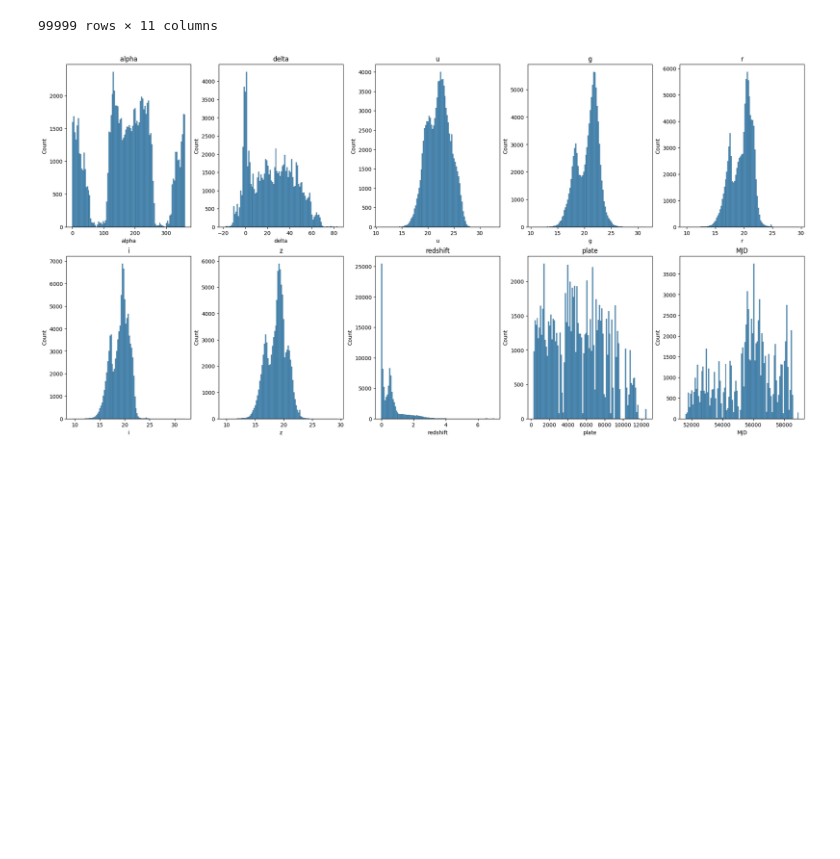
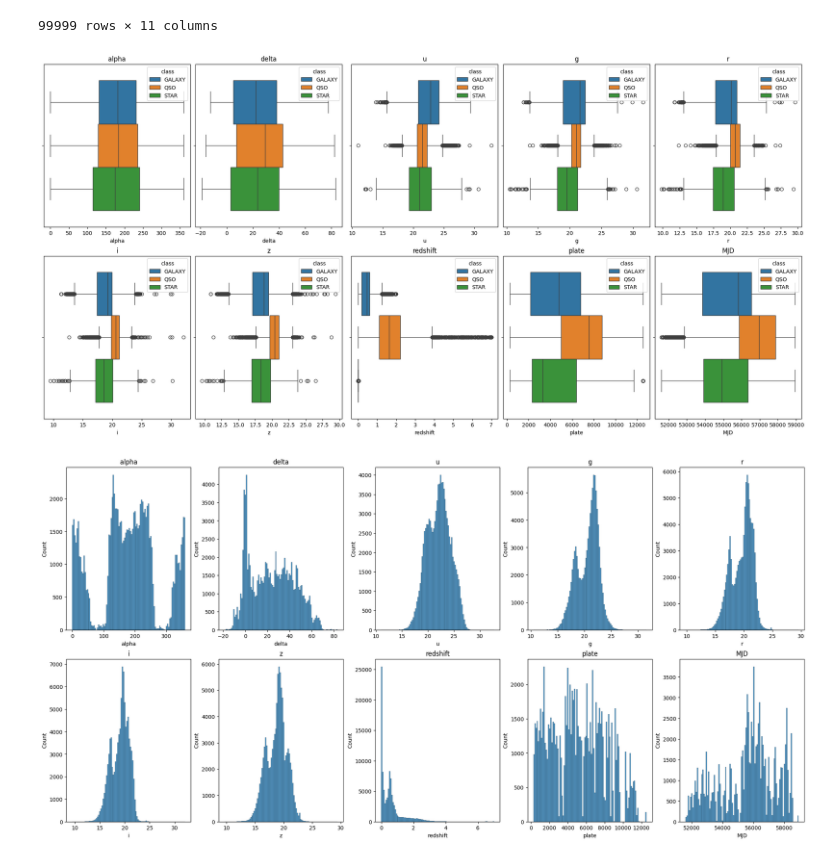
Before and after one commit to GabrielCabas/ML_Course, a Jupyter notebook: unidad_1/09.star_classification.ipynb, the cells around one changed output. Drawn from its saved outputs; the diff is of its cells as text; code cells hidden in the pictures; blank space fills up the shorter version.

```diff
--- a/unidad_1/09.star_classification.ipynb
+++ b/unidad_1/09.star_classification.ipynb
@@ -72,6 +72,14 @@ data
 | 99998 | 212.268621 | 46.660365 | 25.35039 | 21.63757 | 19.91386 | 19.07254 | 18.62482 | GALAXY | 0.455040 | 6751 | 56368 |
 | 99999 | 196.896053 | 49.464643 | 22.62171 | 21.79745 | 20.60115 | 20.00959 | 19.28075 | GALAXY | 0.542944 | 7410 | 57104 |
 99999 rows × 11 columns
+# %%
+fig, axes = plt.subplots(2, 5, figsize=(20, 10), constrained_layout=True)
+for index, column in enumerate(data.drop(columns=["class"]).columns):
+    sns.boxplot(data, x = column, ax=axes[index//5, index%5], hue="class")
+    axes[index//5, index%5].set_title(column)
+plt.show()
+# %% [output]
+[figure, added]
 # %%
 fig, axes = plt.subplots(2, 5, figsize=(20, 10), constrained_layout=True)
 for index, column in enumerate(data.drop(columns=["class"]).columns):
```
Also changed, not shown: parts of 9 cells of this notebook.
